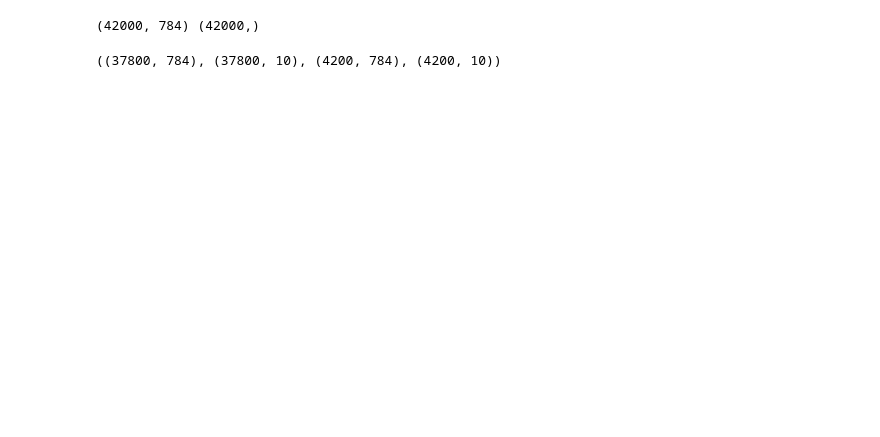
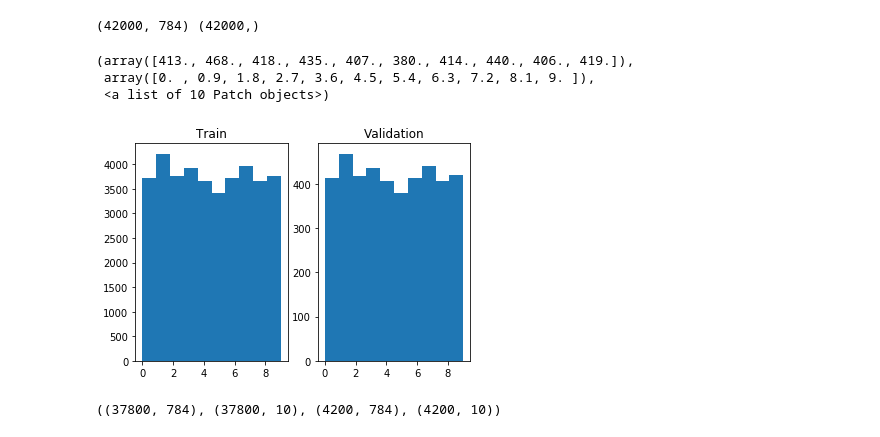
Before and after one commit to zeinsh/kaggle_tasks, a Jupyter notebook: 005-digit-recognizer/model2.ipynb, the cells around one changed output. Cells and saved outputs as stored; diff of their text form; code cells hidden in the pictures; blank space fills up the shorter version.

```diff
--- a/005-digit-recognizer/model2.ipynb
+++ b/005-digit-recognizer/model2.ipynb
@@ -34,5 +53,19 @@ Xtrain, Xval, trainLabels, valLabels = train_test_split( Xtrain, trainLabels, te
 ytrain=convert_to_one_hot(trainLabels,10).T
 yval=convert_to_one_hot(valLabels,10).T
+# %%
+# Make sure of train_test_split work
+plt.figure("train/validation labels distribution")
+plt.subplot(1,2,1)
+plt.title("Train")
+plt.hist(trainLabels)
+plt.subplot(1,2,2)
+plt.title("Validation")
+plt.hist(valLabels)
+# %% [output]
+(array([413., 468., 418., 435., 407., 380., 414., 440., 406., 419.]),
+ array([0. , 0.9, 1.8, 2.7, 3.6, 4.5, 5.4, 6.3, 7.2, 8.1, 9. ]),
+ <a list of 10 Patch objects>)
+[figure, added]
 # %%
 sess = tf.InteractiveSession()
 # %%
```
Also changed, not shown: parts of 6 cells of this notebook, 1 other file.
